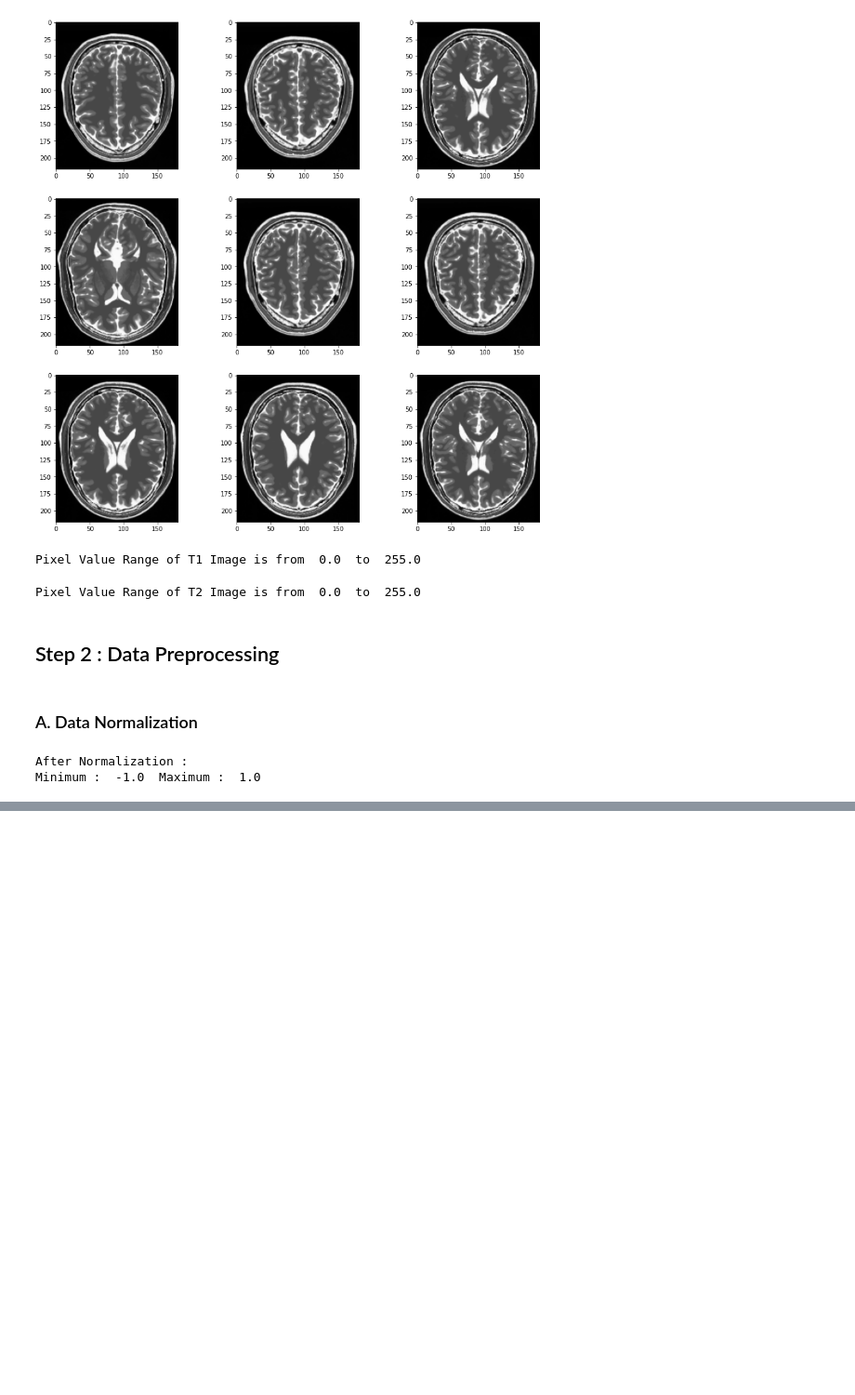
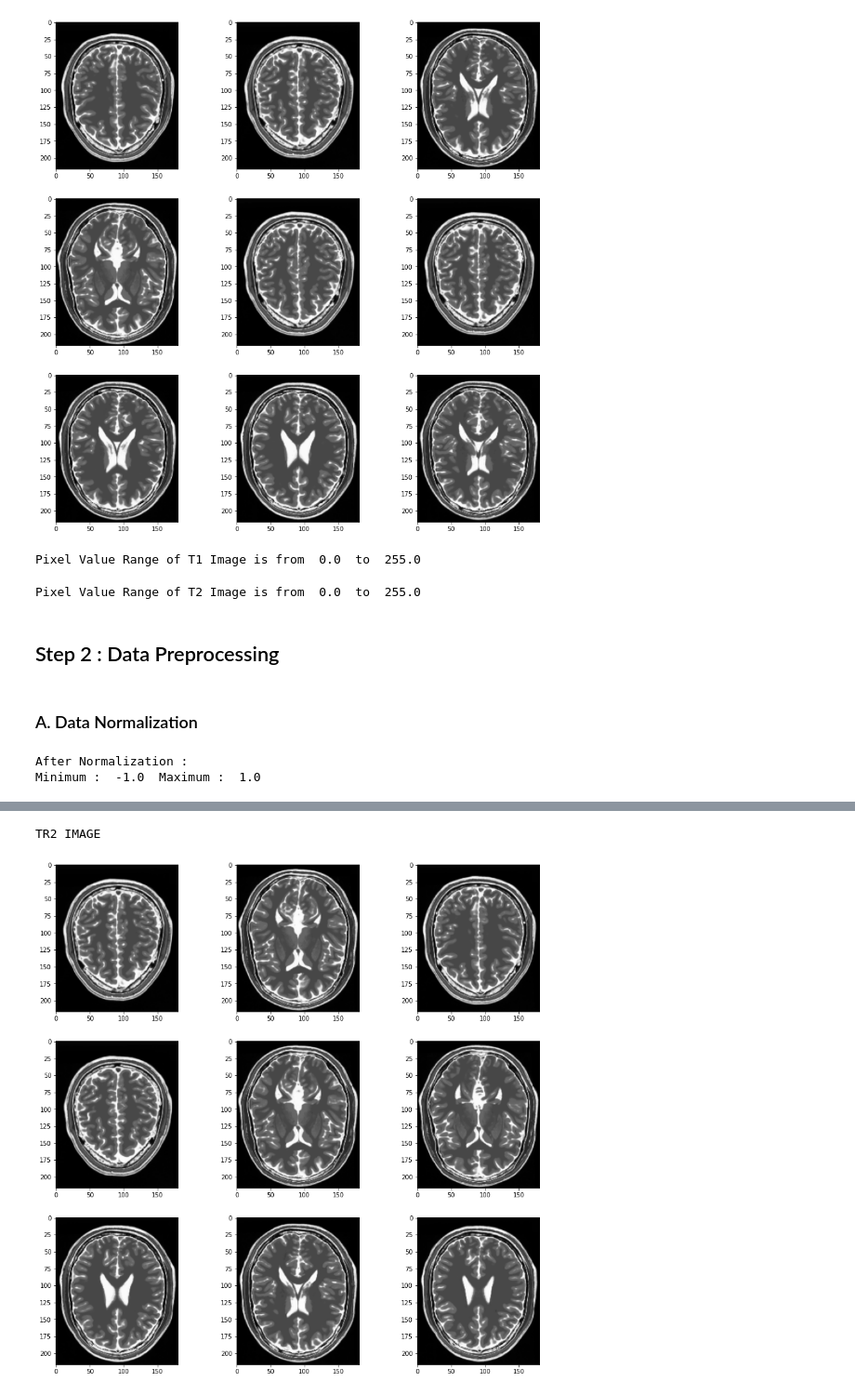
Before and after one commit to chaitsugale/Style-Transfer-using-CycleGAN, a Jupyter notebook: Style_Transfer_MR1_T1_T2_Cyclic_GAN_Capstone_Project_Chaitanya.ipynb, the cells around one changed output, grey strips where cells are left out. Shown at 93% size. Cells and saved outputs as stored; diff of their text form; code cells hidden in the pictures; blank space fills up the shorter version.

```diff
--- a/Style_Transfer_MR1_T1_T2_Cyclic_GAN_Capstone_Project_Chaitanya.ipynb
+++ b/Style_Transfer_MR1_T1_T2_Cyclic_GAN_Capstone_Project_Chaitanya.ipynb
@@ -234,0 +276,12 @@ Minimum :  -1.0  Maximum :  1.0
+# %%
+plt.figure(figsize=(15,15))
+
+print("TR2 IMAGE")
+
+for images_3 in normalize_t2.take(1):
+  for i in range(9):
+    ax = plt.subplot(3, 3, i + 1)
+    plt.imshow((images_3[i]*127.5+127.5).numpy().astype('uint8'))
+# %% [output]
+TR2 IMAGE
+[figure, added]
```
Also changed, not shown: parts of 4 cells of this notebook.
